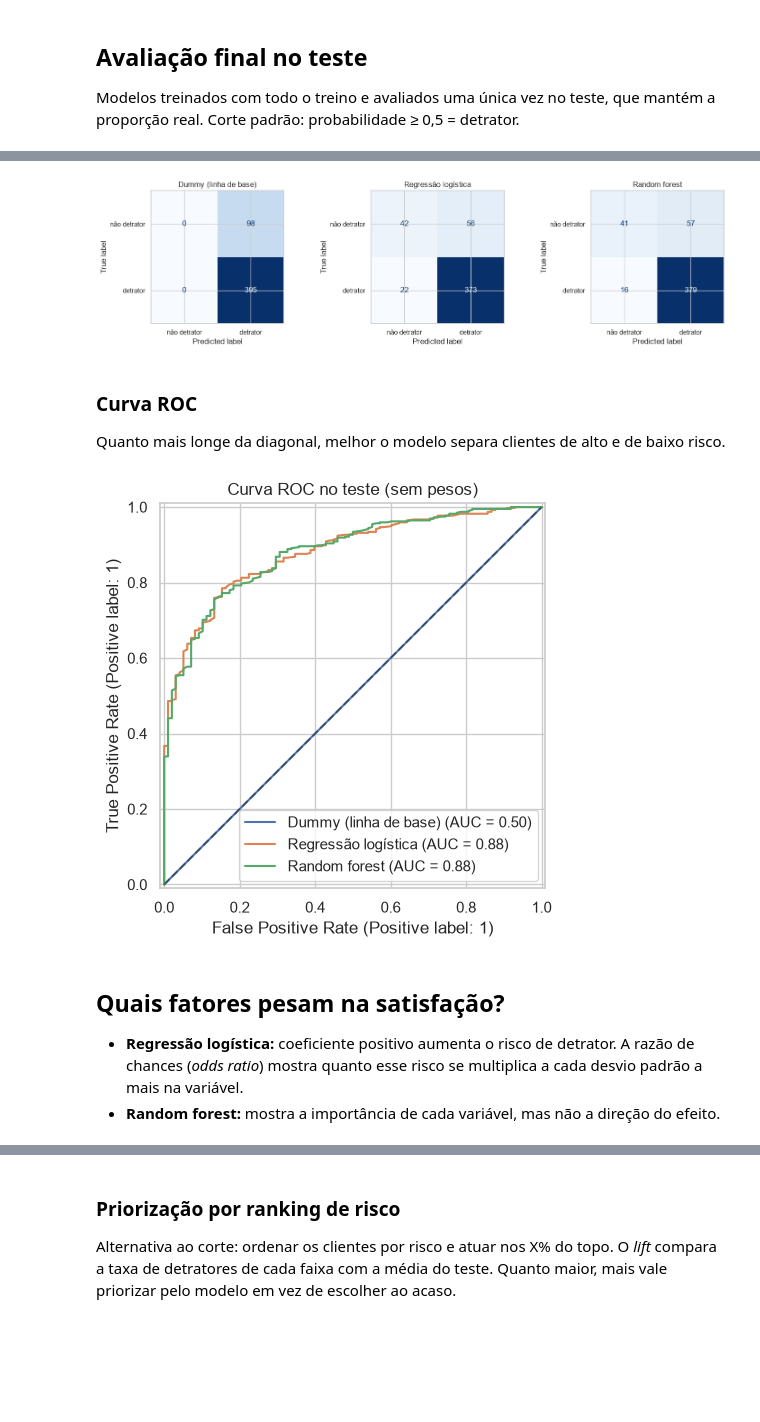
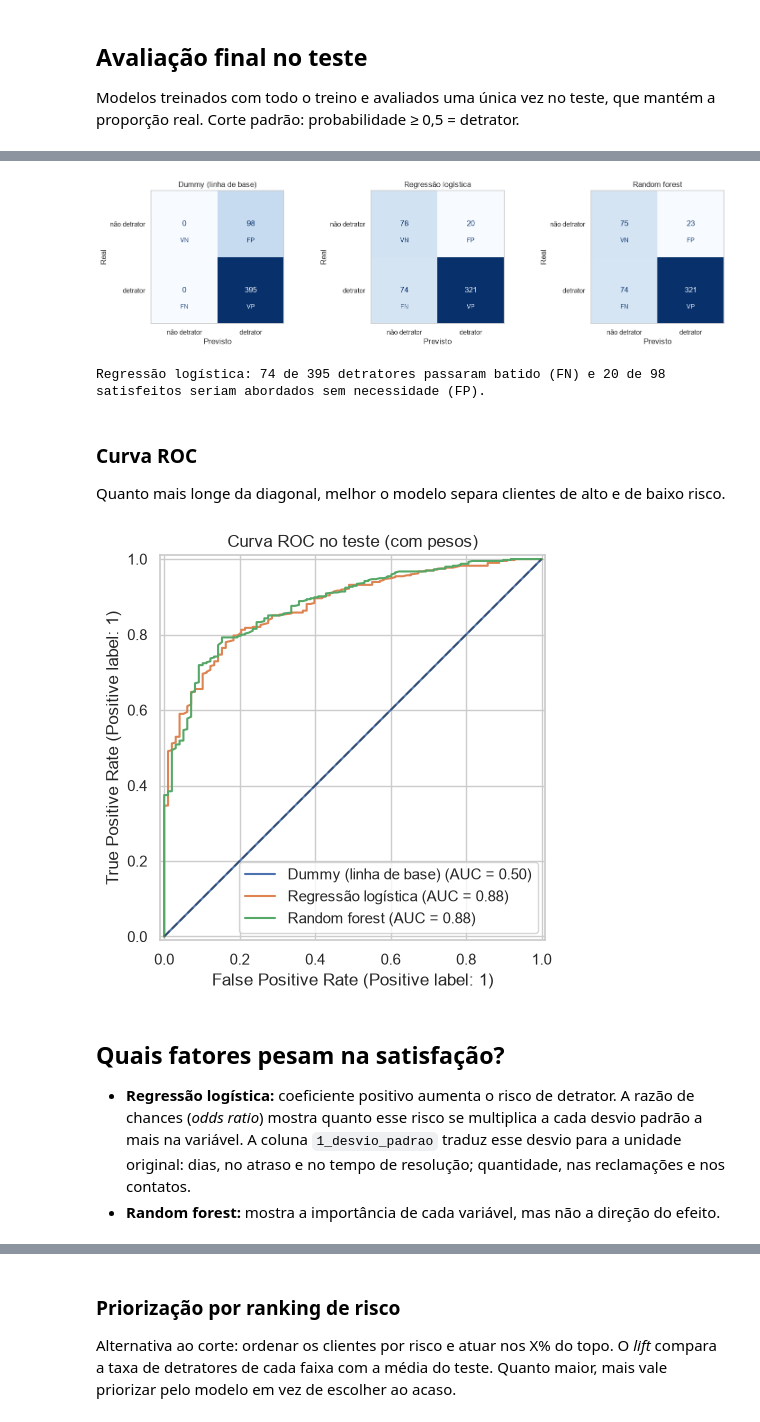
Before and after one commit to Tiagoeneas12/Case_nps_preditivo_fase_tech_fiap, a Jupyter notebook: notebooks/modelos_auxiliares/03-model-01.ipynb, the cells around one changed output, grey strips where cells are left out. Drawn from its saved outputs; the diff is of its cells as text; code cells hidden in the pictures; blank space fills up the shorter version.

```diff
--- a/notebooks/03-model-02.ipynb
+++ b/notebooks/modelos_auxiliares/03-model-01.ipynb
@@ -312,8 +311,8 @@ from sklearn.metrics import (
     confusion_matrix, ConfusionMatrixDisplay, RocCurveDisplay, classification_report,
 )
 
-CLASS_WEIGHT = None  # versão B (sem pesos)
-VERSAO = "sem_pesos"
+CLASS_WEIGHT = "balanced"  # versão A (com pesos)
+VERSAO = "com_pesos"
 # %% [markdown]
 ## Configuração dos modelos
 
@@ -438,15 +444,28 @@ Os dois erros que importam: **falso negativo** (detrator que passou batido) e **
 # %%
+ROTULOS = np.array([["VN", "FP"], ["FN", "VP"]])
+
 fig, axes = plt.subplots(1, len(modelos), figsize=(15, 4))
 for ax, nome in zip(axes, modelos):
-    ConfusionMatrixDisplay(
+    disp = ConfusionMatrixDisplay(
         confusion_matrix(y_test, predicoes[nome]),
         display_labels=["não detrator", "detrator"],
     ).plot(ax=ax, cmap="Blues", colorbar=False)
+    for (i, j), rotulo in np.ndenumerate(ROTULOS):
+        ax.text(j, i + 0.25, rotulo, ha="center", va="center", fontsize=9,
+                color=disp.text_[i, j].get_color())
+    ax.grid(False)
+    ax.set_xlabel("Previsto")
+    ax.set_ylabel("Real")
     ax.set_title(nome)
 plt.tight_layout()
 plt.show()
+
+vn, fp, fn, vp = confusion_matrix(y_test, predicoes["Regressão logística"]).ravel()
+print(f"Regressão logística: {fn} de {fn + vp} detratores passaram batido (FN) "
+      f"e {fp} de {fp + vn} satisfeitos seriam abordados sem necessidade (FP).")
 # %% [output]
-[figure, old version]
+[figure, new version]
+Regressão logística: 74 de 395 detratores passaram batido (FN) e 20 de 98 satisfeitos seriam abordados sem necessidade (FP).
 # %% [markdown]
 ### Curva ROC
 
@@ -459,11 +478,11 @@ ax.plot([0, 1], [0, 1], "k--", alpha=0.4)
 ax.set_title(f"Curva ROC no teste ({VERSAO.replace('_', ' ')})")
 plt.show()
 # %% [output]
-[figure, old version]
+[figure, new version]
 # %% [markdown]
 ## Quais fatores pesam na satisfação?
 
-- **Regressão logística:** coeficiente positivo aumenta o risco de detrator. A razão de chances (*odds ratio*) mostra quanto esse risco se multiplica a cada desvio padrão a mais na variável.
+- **Regressão logística:** coeficiente positivo aumenta o risco de detrator. A razão de chances (*odds ratio*) mostra quanto esse risco se multiplica a cada desvio padrão a mais na variável. A coluna `1_desvio_padrao` traduz esse desvio para a unidade original: dias, no atraso e no tempo de resolução; quantidade, nas reclamações e nos contatos.
 - **Random forest:** mostra a importância de cada variável, mas não a direção do efeito.
 # %%
 logreg = modelos["Regressão logística"].named_steps["logisticregression"]
```
Also changed, not shown: parts of 25 cells of this notebook, 8 other files.
